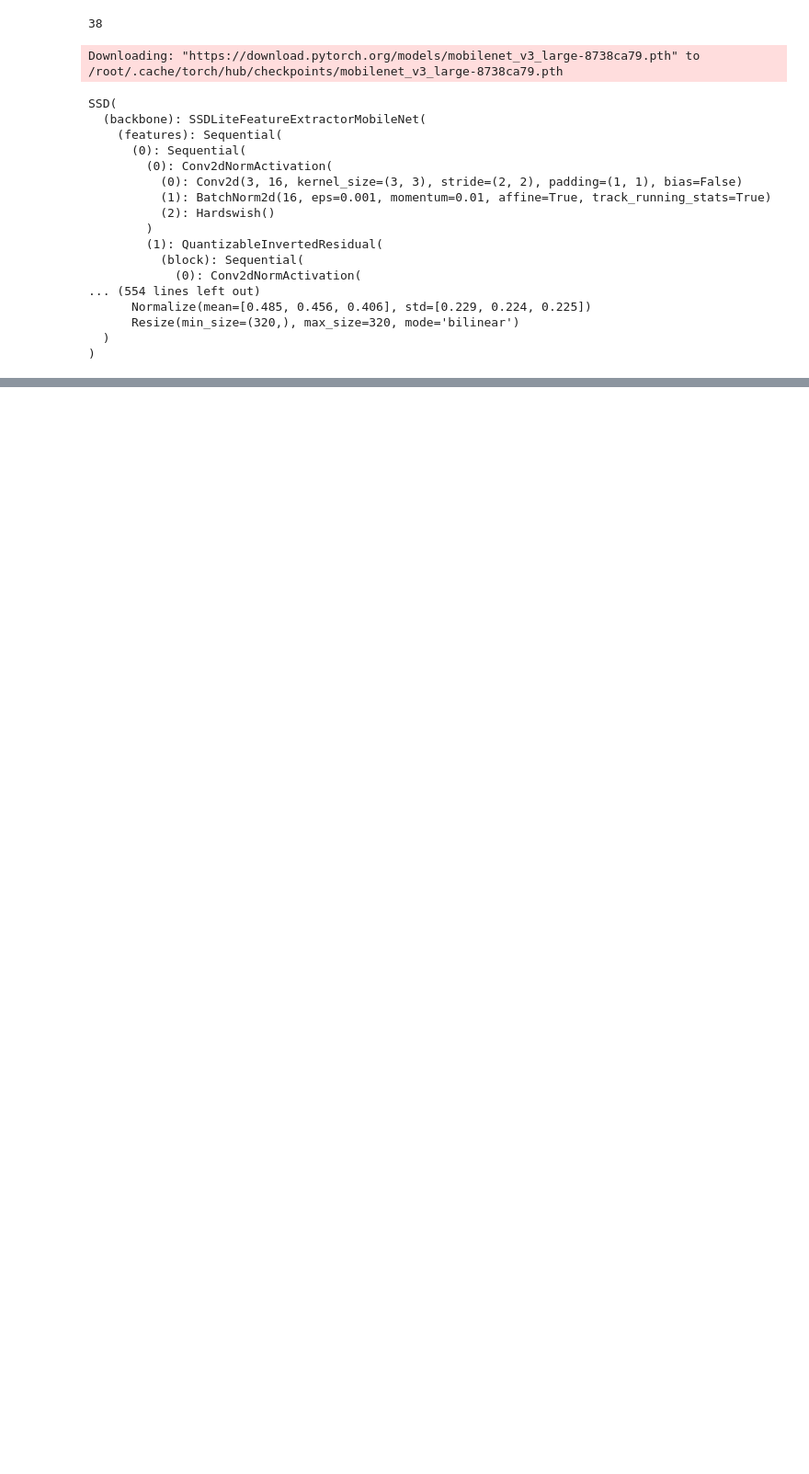
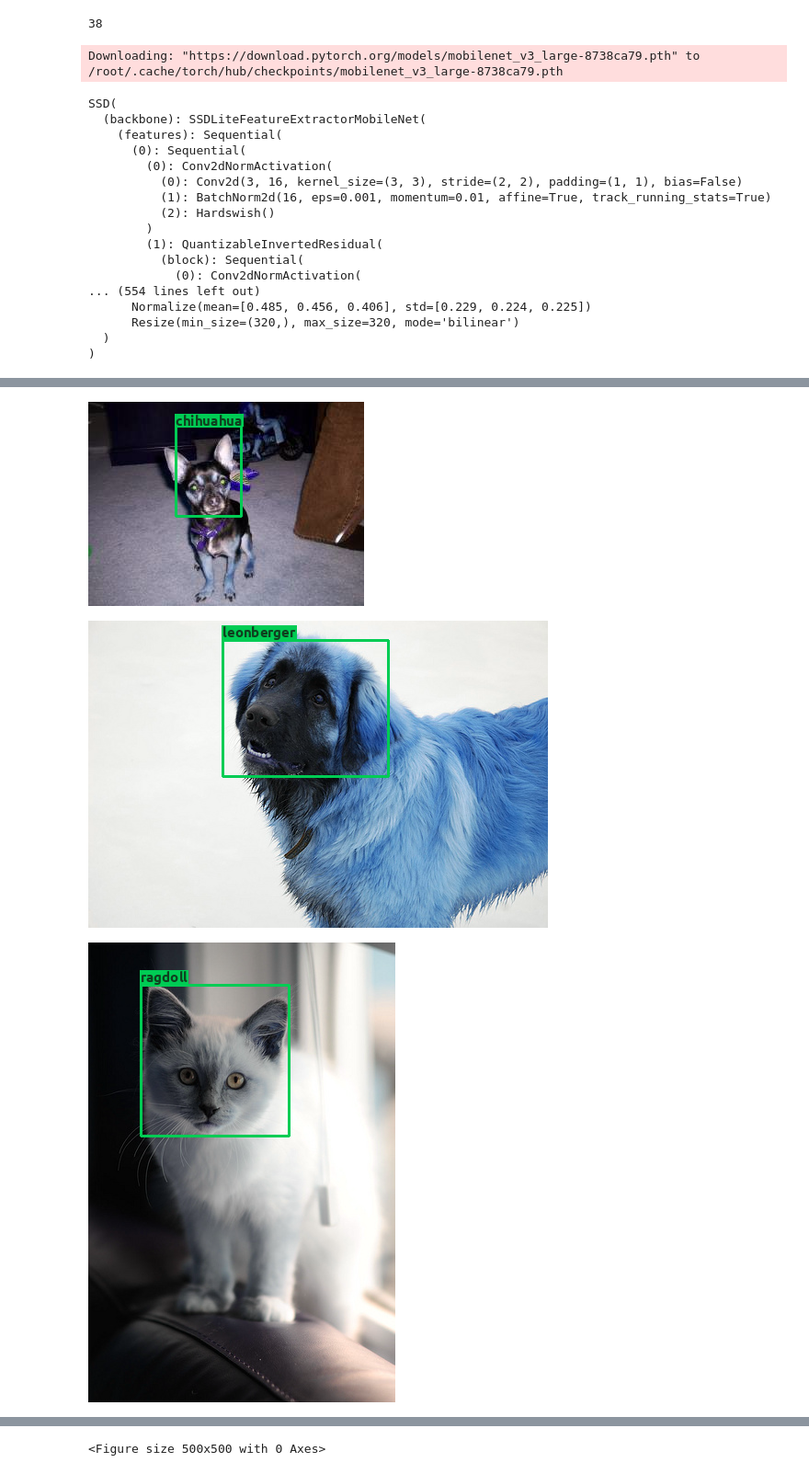
Before and after one commit to ram130849/object_detection_using_retinanet, a Jupyter notebook: Object_Detection_using_RetinaNet.ipynb, the cells around one changed output, grey strips where cells are left out. Shown at 92% size. Drawn from its saved outputs; the diff is of its cells as text; code cells hidden in the pictures; blank space fills up the shorter version.

```diff
--- a/Object_Detection_using_RetinaNet.ipynb
+++ b/Object_Detection_using_RetinaNet.ipynb
@@ -511,4 +480,0 @@ def test(n=5):
-# %%
-for i in test():
-    plt.figure(figsize=(5, 5))
-    plt.imshow(i)
@@ -703,0 +675,35 @@ def evaluate_loss(model, data_loader, device):
+# %%
+from random import randint
+from PIL import Image, ImageDraw,ImageFont
+
+def test(n=5):
+    d = []
+    model.eval()
+    plt.figure(figsize=(5, 5))
+    for i in range(5):
+        n = np.random.randint(0, len(df))
+        tmp = ParseData(df, trn=True)
+        img,t = tmp.__getitem__(n)
+        tsfm = get_transforms(False)
+        img = img.cuda()
+        output = model(img.unsqueeze(0))
+        # print(calculate_mAP(output[0]['boxes'],output[0]['labels'],output[0]['scores'],t['boxes'],t['labels'],[0]))
+        det_boxes, det_labels, det_scores = output[0]['boxes'],output[0]['labels'],output[0]['scores']
+        det_boxes = det_boxes[0].to('cpu')
+        origin_dims = torch.FloatTensor([img.size()[1], img.size()[2], img.size()[1], img.size()[2]]).unsqueeze(0)
+        # transforms = torchvision.transforms.ToPILImage()
+        # annotated_image = transforms(img)
+        # draw = ImageDraw.Draw(annotated_image)
+        img = img.permute(1, 2, 0).detach().cpu().numpy()*255.0
+        box_location = det_boxes.tolist()
+        bb.add(img, box_location[0], box_location[1], box_location[2], box_location[3],
+           class_dict[det_labels[0].tolist()], color="green")
+
+        cv2_imshow(img)
+    plt.show()
+# %%
+test()
+# %% [output]
+[figure, added]
+[figure, added]
+[figure, added]
@@ -704,3 +712,4 @@ def evaluate_loss(model, data_loader, device):
+<Figure size 500x500 with 0 Axes>
 # %%
 # class ClassificationHead(nn.Module):
 #       def __init__(self,in_channels,no_anchors,no_classes,prior_prob=0.01,norm_layer=None):
```
Also changed, not shown: parts of 17 cells of this notebook.
